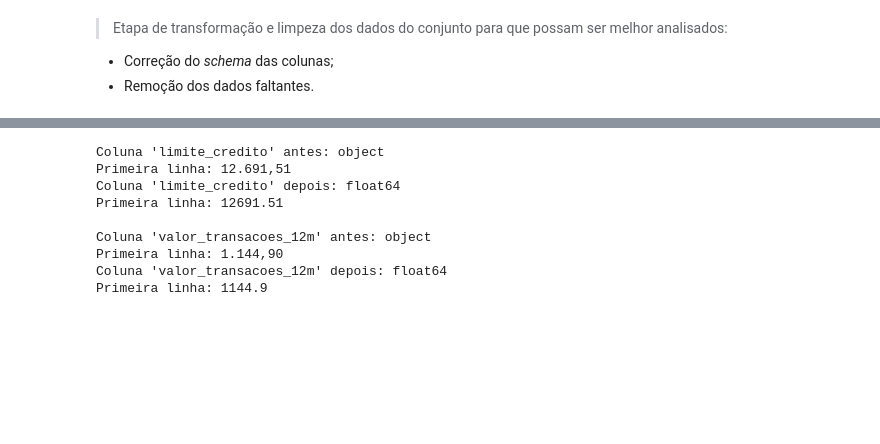
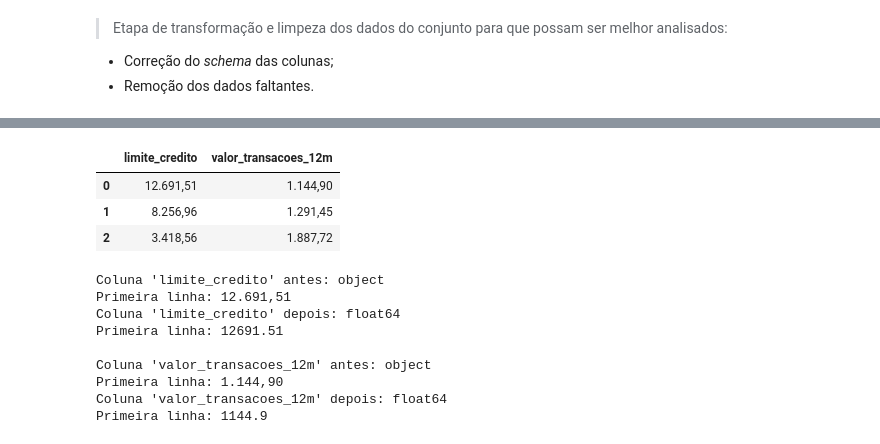
Before and after one commit to rhatiro/exercicios-Python-para-Analise-de-Dados-EBAC, a Jupyter notebook: Módulo 10 - Python- Projeto Final/Módulo_10_Python-Projeto_Final-Roberto_Hatiro.ipynb, the cells around one changed output, grey strips where cells are left out. Saved outputs shown, nothing was run; the diff lists cells and outputs as text; code cells hidden in the pictures; blank space fills up the shorter version.

Commit message:
Kaggle Notebook | EBAC - Modulo 10 | Python: Projeto Final | Version 1

```diff
--- a/Módulo 10 - Python- Projeto Final/Módulo_10_Python-Projeto_Final-Roberto_Hatiro.ipynb
+++ b/Módulo 10 - Python- Projeto Final/Módulo_10_Python-Projeto_Final-Roberto_Hatiro.ipynb
@@ -61,6 +61,6 @@ import matplotlib.pyplot as plt
 # %% [markdown]
 ## 3\. Download/carregamento/geração de dados
 # %%
-df = pd.read_csv('/content/Python_M10_support material.csv', na_values='na')
+df = pd.read_csv('/kaggle/input/python-m10-support-material/Python_M10_support material.csv', na_values='na')
 # %% [markdown]
 ## 4\. Exploração dos dados
@@ -238 +252,10 @@ df.head().transpose()
+# %%
+# Visualizando os valores:
+
+df[['limite_credito', 'valor_transacoes_12m']].head(n=3)
+# %% [output]
+|  | limite_credito | valor_transacoes_12m |
+| 0 | 12.691,51 | 1.144,90 |
+| 1 | 8.256,96 | 1.291,45 |
+| 2 | 3.418,56 | 1.887,72 |
 # %%
```
Also changed, not shown: parts of 36 cells of this notebook.
